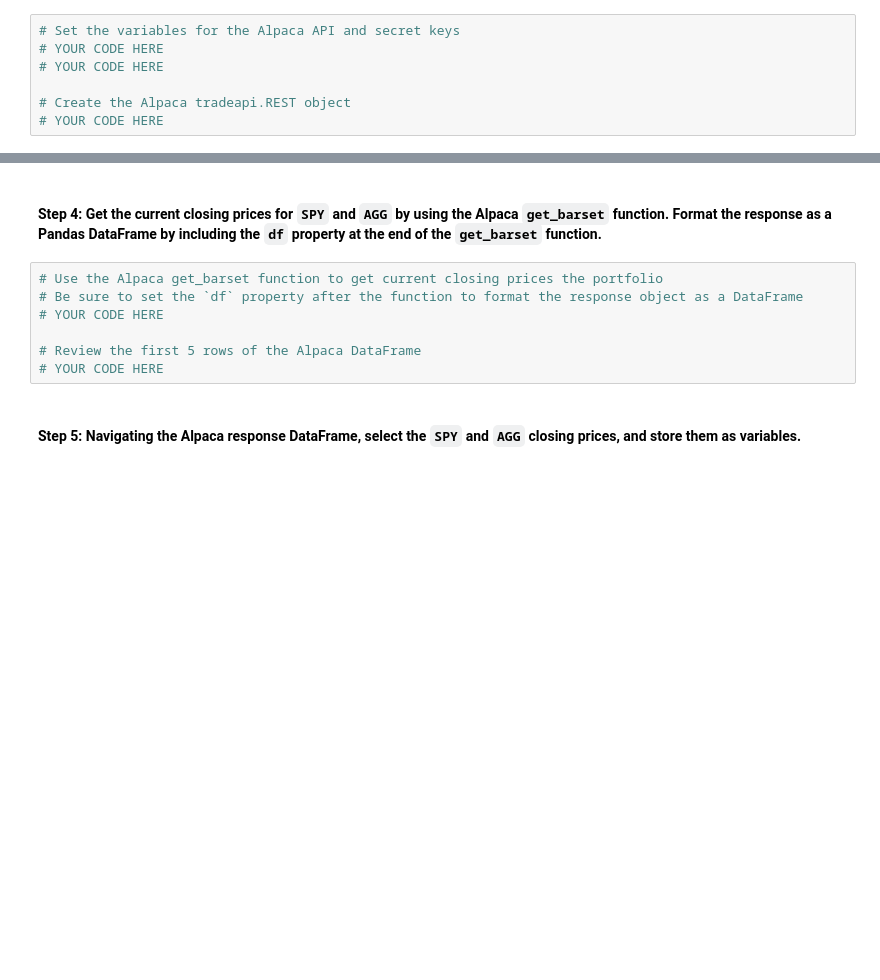
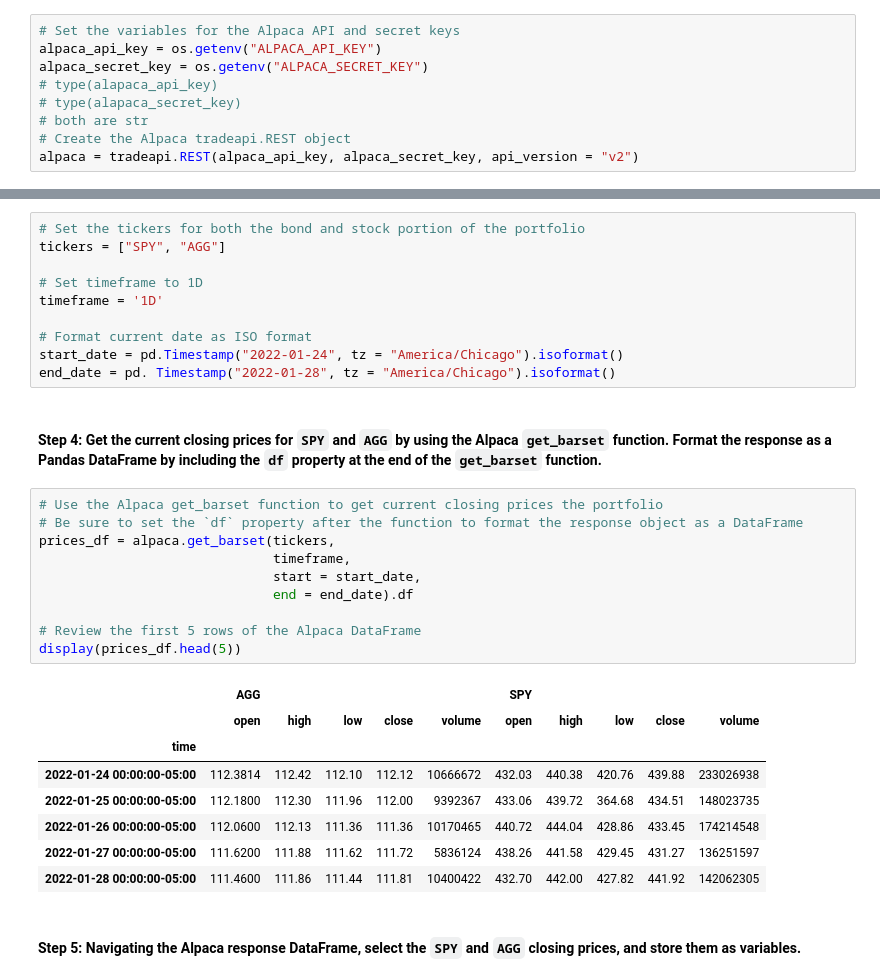
Before and after one commit to Amora987/Financial-Planner-Emergencies, a Jupyter notebook: financial_planning_tools.ipynb, the cells around one changed output, grey strips where cells are left out. Cells and saved outputs as stored; diff of their text form; blank space fills up the shorter version.

```diff
--- a/financial_planning_tools.ipynb
+++ b/financial_planning_tools.ipynb
@@ -184,11 +184,13 @@ agg_shares = 200
 #### Step 2: Set the variables for the Alpaca API and secret keys. Using the Alpaca SDK, create the Alpaca `tradeapi.REST` object. In this object, include the parameters for the Alpaca API key, the secret key, and the version number.
 # %%
 # Set the variables for the Alpaca API and secret keys
-# YOUR CODE HERE
-# YOUR CODE HERE
-
+alpaca_api_key = os.getenv("ALPACA_API_KEY")
+alpaca_secret_key = os.getenv("ALPACA_SECRET_KEY")
+# type(alapaca_api_key)
+# type(alapaca_secret_key)
+# both are str
 # Create the Alpaca tradeapi.REST object
-# YOUR CODE HERE
+alpaca = tradeapi.REST(alpaca_api_key, alpaca_secret_key, api_version = "v2")
 # %% [markdown]
 #### Step 3: Set the following parameters for the Alpaca API call:
 
@@ -213,12 +202,34 @@ agg_shares = 200
+# %%
+# Set the tickers for both the bond and stock portion of the portfolio
+tickers = ["SPY", "AGG"]
+
+# Set timeframe to 1D
+timeframe = '1D'
+
+# Format current date as ISO format
+start_date = pd.Timestamp("2022-01-24", tz = "America/Chicago").isoformat()
+end_date = pd. Timestamp("2022-01-28", tz = "America/Chicago").isoformat()
 # %% [markdown]
 #### Step 4: Get the current closing prices for `SPY` and `AGG` by using the Alpaca `get_barset` function. Format the response as a Pandas DataFrame by including the `df` property at the end of the `get_barset` function.
 # %%
 # Use the Alpaca get_barset function to get current closing prices the portfolio
 # Be sure to set the `df` property after the function to format the response object as a DataFrame
-# YOUR CODE HERE
+prices_df = alpaca.get_barset(tickers,
+                              timeframe,
+                              start = start_date,
+                              end = end_date).df
 
 # Review the first 5 rows of the Alpaca DataFrame
-# YOUR CODE HERE
+display(prices_df.head(5))
+# %% [output]
+|  | AGG |  |  |  |  | SPY |  |  |  |  |
+|  | open | high | low | close | volume | open | high | low | close | volume |
+| time |  |  |  |  |  |  |  |  |  |  |
+| 2022-01-24 00:00:00-05:00 | 112.3814 | 112.42 | 112.10 | 112.12 | 10666672 | 432.03 | 440.38 | 420.76 | 439.88 | 233026938 |
+| 2022-01-25 00:00:00-05:00 | 112.1800 | 112.30 | 111.96 | 112.00 | 9392367 | 433.06 | 439.72 | 364.68 | 434.51 | 148023735 |
+| 2022-01-26 00:00:00-05:00 | 112.0600 | 112.13 | 111.36 | 111.36 | 10170465 | 440.72 | 444.04 | 428.86 | 433.45 | 174214548 |
+| 2022-01-27 00:00:00-05:00 | 111.6200 | 111.88 | 111.62 | 111.72 | 5836124 | 438.26 | 441.58 | 429.45 | 431.27 | 136251597 |
+| 2022-01-28 00:00:00-05:00 | 111.4600 | 111.86 | 111.44 | 111.81 | 10400422 | 432.70 | 442.00 | 427.82 | 441.92 | 142062305 |
 # %% [markdown]
 #### Step 5: Navigating the Alpaca response DataFrame, select the `SPY` and `AGG` closing prices, and store them as variables.
 # %%
```
Also changed, not shown: parts of 13 cells of this notebook, 1 other file.
